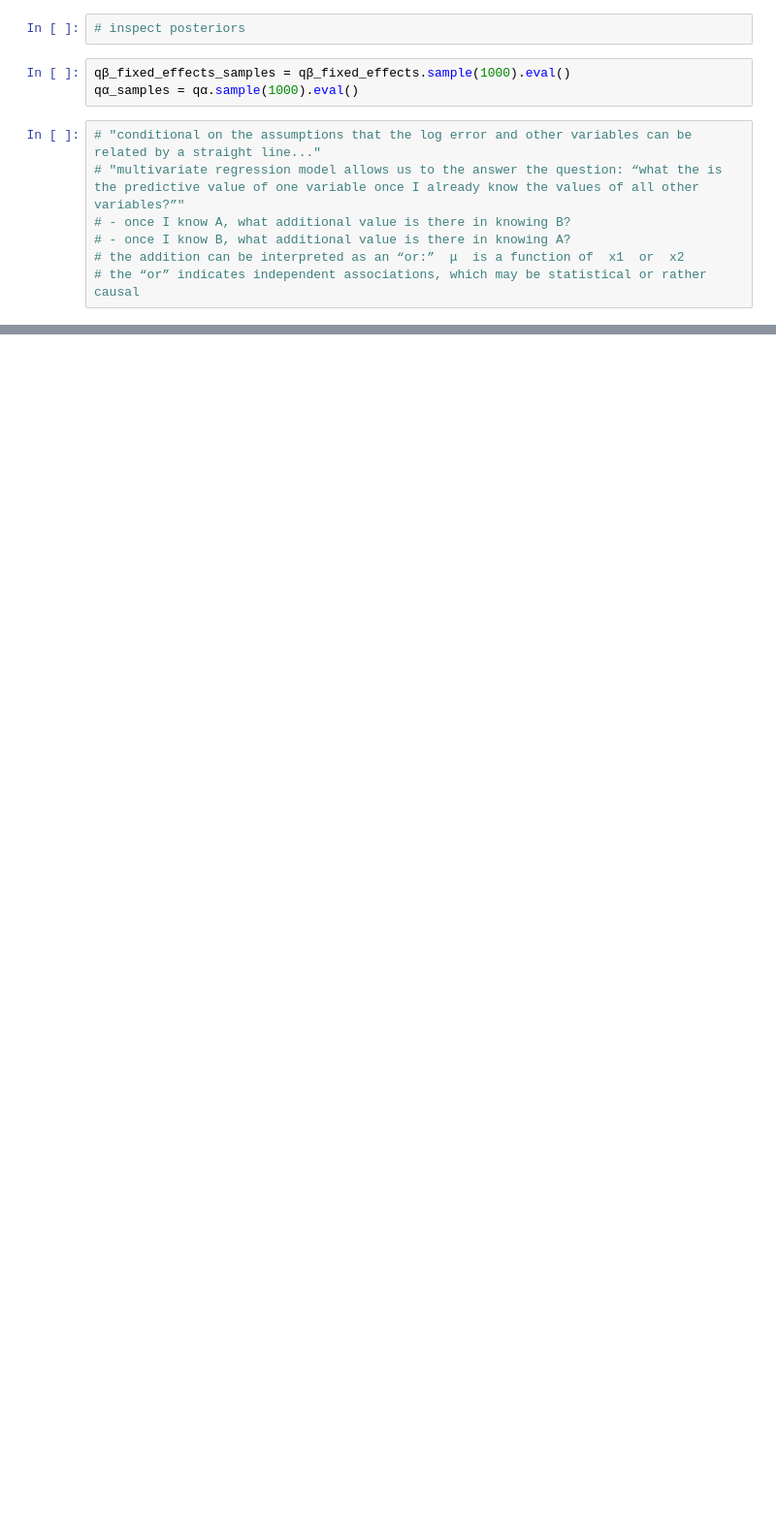
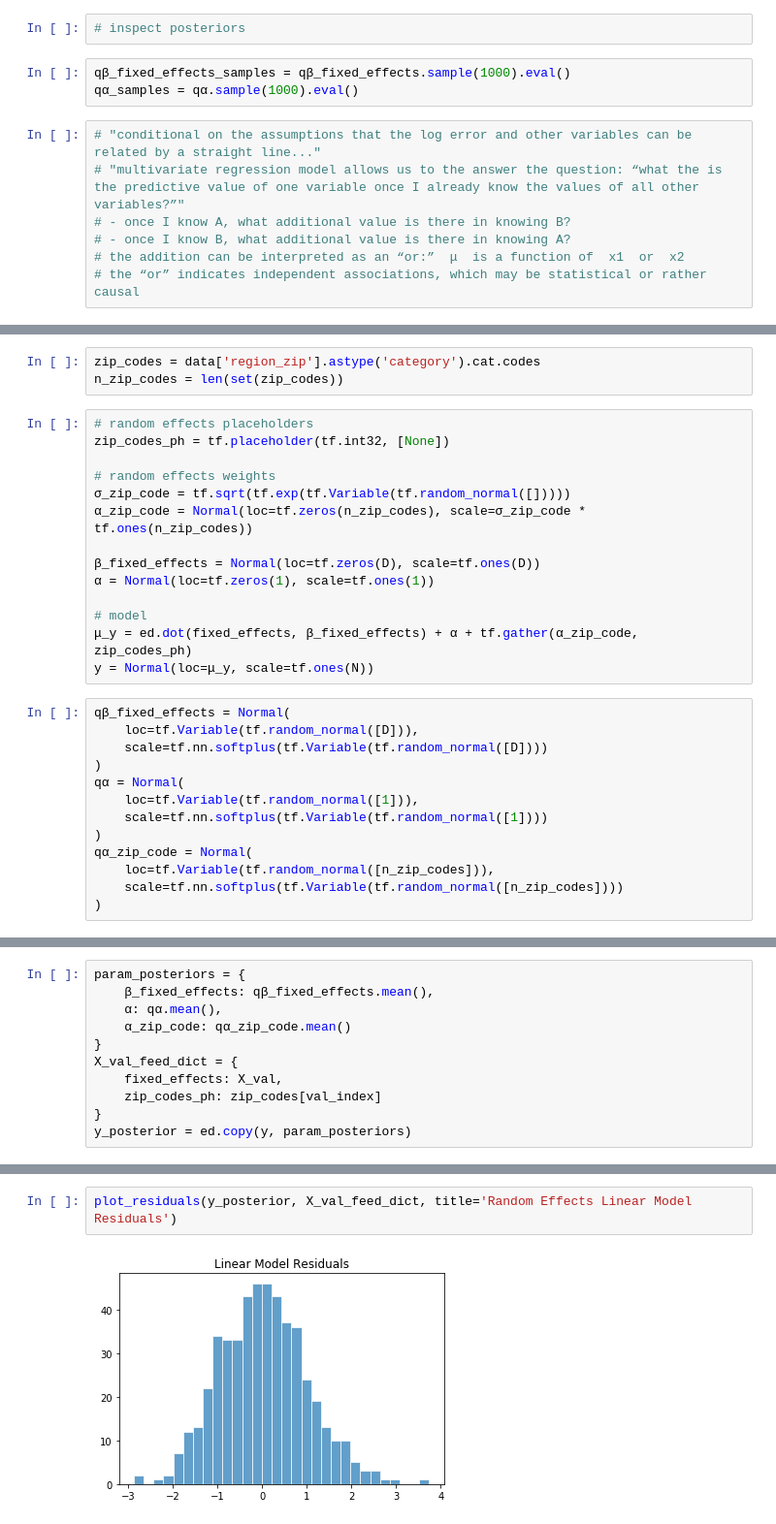
Before and after one commit to cavaunpeu/random-effects-neural-networks, a Jupyter notebook: zillow.ipynb, the cells around one changed output, grey strips where cells are left out. Shown at 97% size. Drawn from its saved outputs; the diff is of its cells as text; blank space fills up the shorter version.

```diff
--- a/zillow.ipynb
+++ b/zillow.ipynb
@@ -263,0 +281,30 @@ plt.title(title)
+# %%
+zip_codes = data['region_zip'].astype('category').cat.codes
+n_zip_codes = len(set(zip_codes))
+# %%
+# random effects placeholders
+zip_codes_ph = tf.placeholder(tf.int32, [None])
+
+# random effects weights
+σ_zip_code = tf.sqrt(tf.exp(tf.Variable(tf.random_normal([]))))
+α_zip_code = Normal(loc=tf.zeros(n_zip_codes), scale=σ_zip_code * tf.ones(n_zip_codes))
+
+β_fixed_effects = Normal(loc=tf.zeros(D), scale=tf.ones(D))
+α = Normal(loc=tf.zeros(1), scale=tf.ones(1))
+
+# model
+μ_y = ed.dot(fixed_effects, β_fixed_effects) + α + tf.gather(α_zip_code, zip_codes_ph)
+y = Normal(loc=μ_y, scale=tf.ones(N))
+# %%
+qβ_fixed_effects = Normal(
+    loc=tf.Variable(tf.random_normal([D])),
+    scale=tf.nn.softplus(tf.Variable(tf.random_normal([D])))
+)
+qα = Normal(
+    loc=tf.Variable(tf.random_normal([1])),
+    scale=tf.nn.softplus(tf.Variable(tf.random_normal([1])))
+)
+qα_zip_code = Normal(
+    loc=tf.Variable(tf.random_normal([n_zip_codes])),
+    scale=tf.nn.softplus(tf.Variable(tf.random_normal([n_zip_codes])))
+)
@@ -263,0 +324,11 @@ plt.title(title)
+# %%
+param_posteriors = {
+    β_fixed_effects: qβ_fixed_effects.mean(),
+    α: qα.mean(),
+    α_zip_code: qα_zip_code.mean()
+}
+X_val_feed_dict = {
+    fixed_effects: X_val,
+    zip_codes_ph: zip_codes[val_index]
+}
+y_posterior = ed.copy(y, param_posteriors)
@@ -263,0 +341,4 @@ plt.title(title)
+# %%
+plot_residuals(y_posterior, X_val_feed_dict, title='Random Effects Linear Model Residuals')
+# %% [output]
+[figure, added]
```
Also changed, not shown: parts of 29 cells of this notebook.
